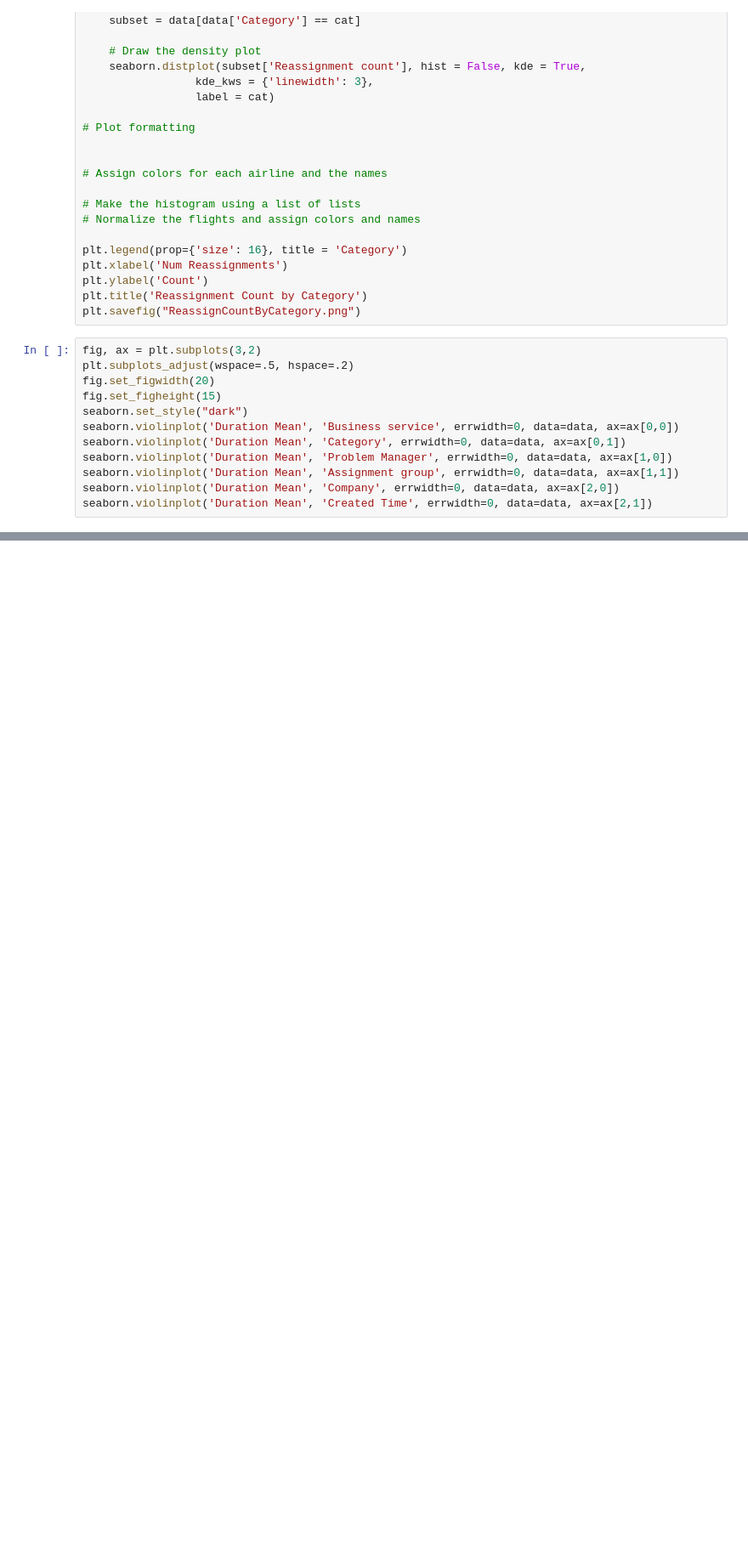
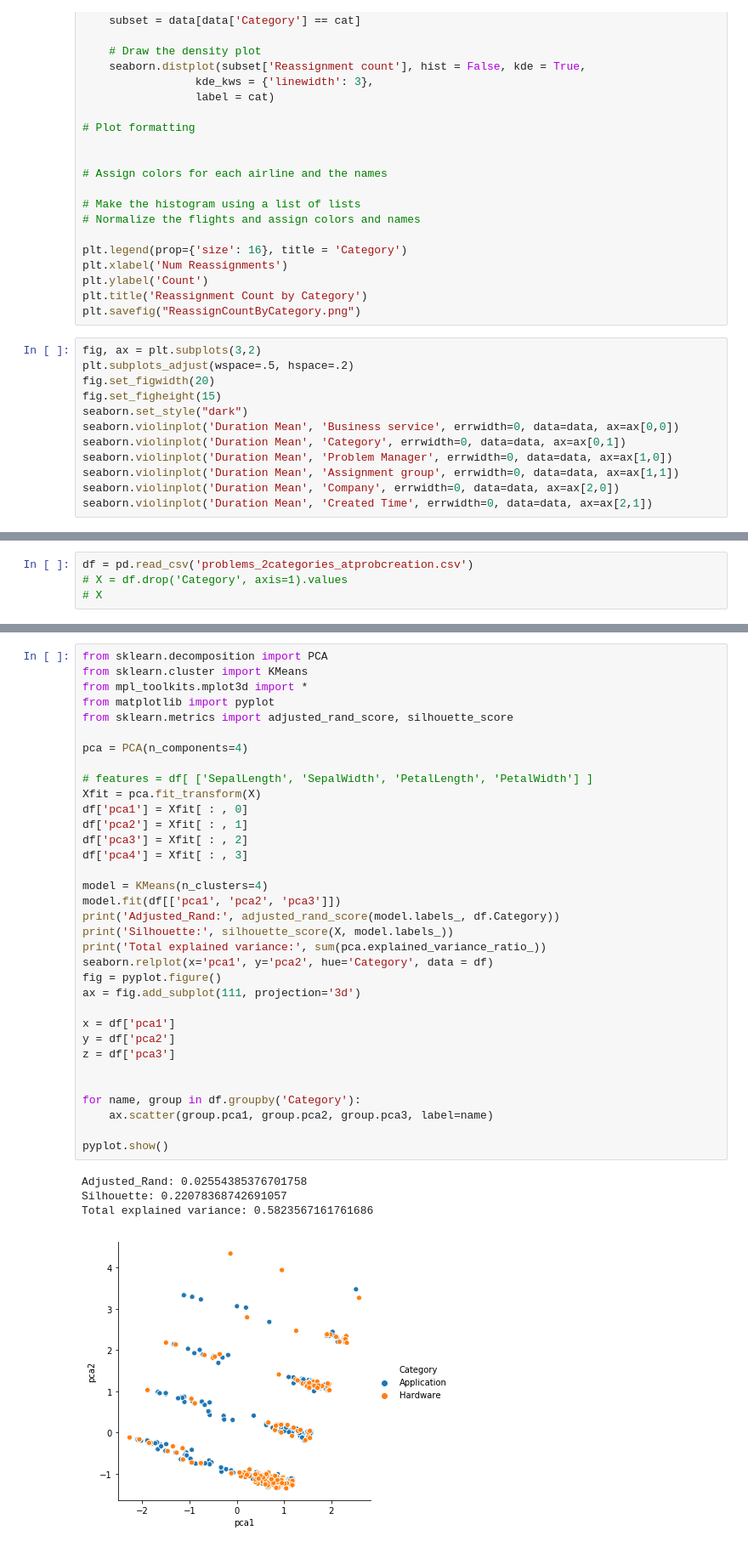
Before and after one commit to wjbrittonv/UMRFDataScience, a Jupyter notebook: MacClusteringProject/Visualization.ipynb, the cells around one changed output, grey strips where cells are left out. Shown at 85% size. Cells and saved outputs as stored; diff of their text form; blank space fills up the shorter version.

```diff
--- a/MacClusteringProject/Visualization.ipynb
+++ b/MacClusteringProject/Visualization.ipynb
@@ -261,0 +310,4 @@ seaborn.heatmap(corr,
+# %%
+df = pd.read_csv('problems_2categories_atprobcreation.csv')
+# X = df.drop('Category', axis=1).values
+# X
@@ -261,0 +327,39 @@ seaborn.heatmap(corr,
+# %%
+from sklearn.decomposition import PCA
+from sklearn.cluster import KMeans
+from mpl_toolkits.mplot3d import *
+from matplotlib import pyplot
+from sklearn.metrics import adjusted_rand_score, silhouette_score
+
+pca = PCA(n_components=4)
+
+# features = df[ ['SepalLength', 'SepalWidth', 'PetalLength', 'PetalWidth'] ]
+Xfit = pca.fit_transform(X)
+df['pca1'] = Xfit[ : , 0]
+df['pca2'] = Xfit[ : , 1]
+df['pca3'] = Xfit[ : , 2]
+df['pca4'] = Xfit[ : , 3]
+
+model = KMeans(n_clusters=4)
+model.fit(df[['pca1', 'pca2', 'pca3']])
+print('Adjusted_Rand:', adjusted_rand_score(model.labels_, df.Category))
+print('Silhouette:', silhouette_score(X, model.labels_))
+print('Total explained variance:', sum(pca.explained_variance_ratio_))
+seaborn.relplot(x='pca1', y='pca2', hue='Category', data = df)
+fig = pyplot.figure()
+ax = fig.add_subplot(111, projection='3d')
+
+x = df['pca1']
+y = df['pca2']
+z = df['pca3']
+
+
+for name, group in df.groupby('Category'):
+    ax.scatter(group.pca1, group.pca2, group.pca3, label=name)
+
+pyplot.show()
+# %% [output]
+Adjusted_Rand: 0.02554385376701758
+Silhouette: 0.22078368742691057
+Total explained variance: 0.5823567161761686
+[figure, added]
```
Also changed, not shown: parts of 13 cells of this notebook, 27 other files.
